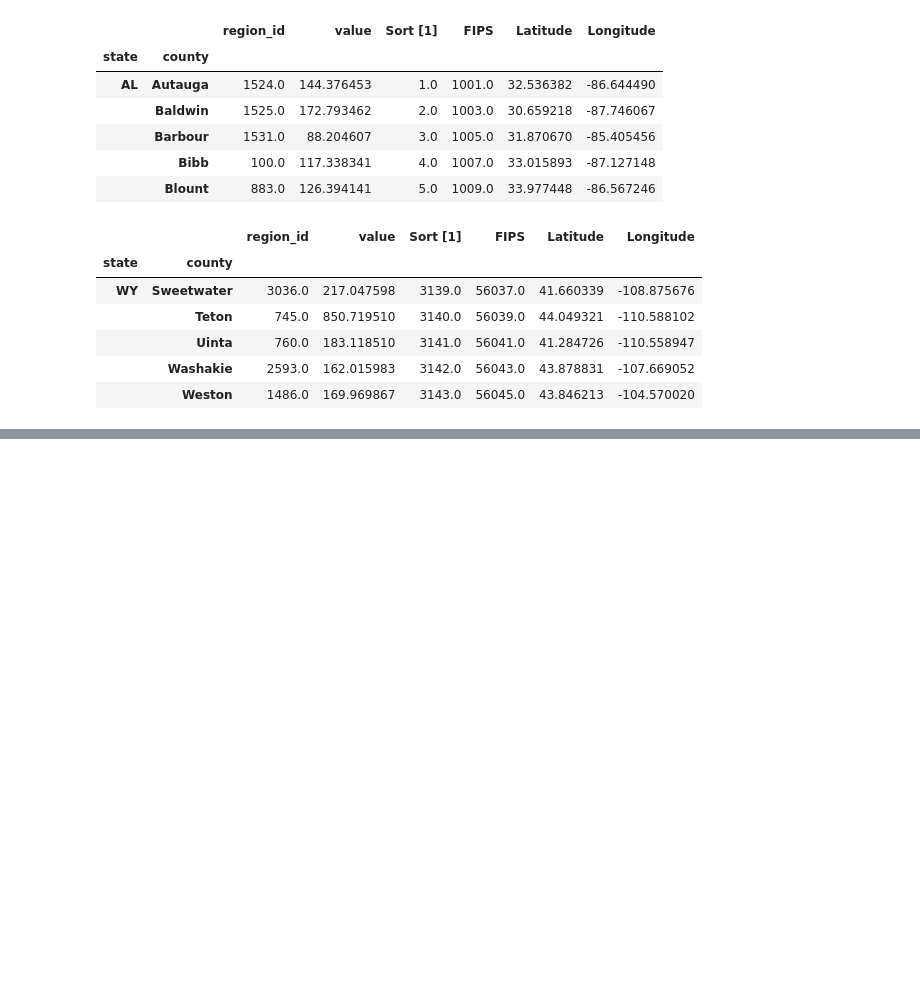
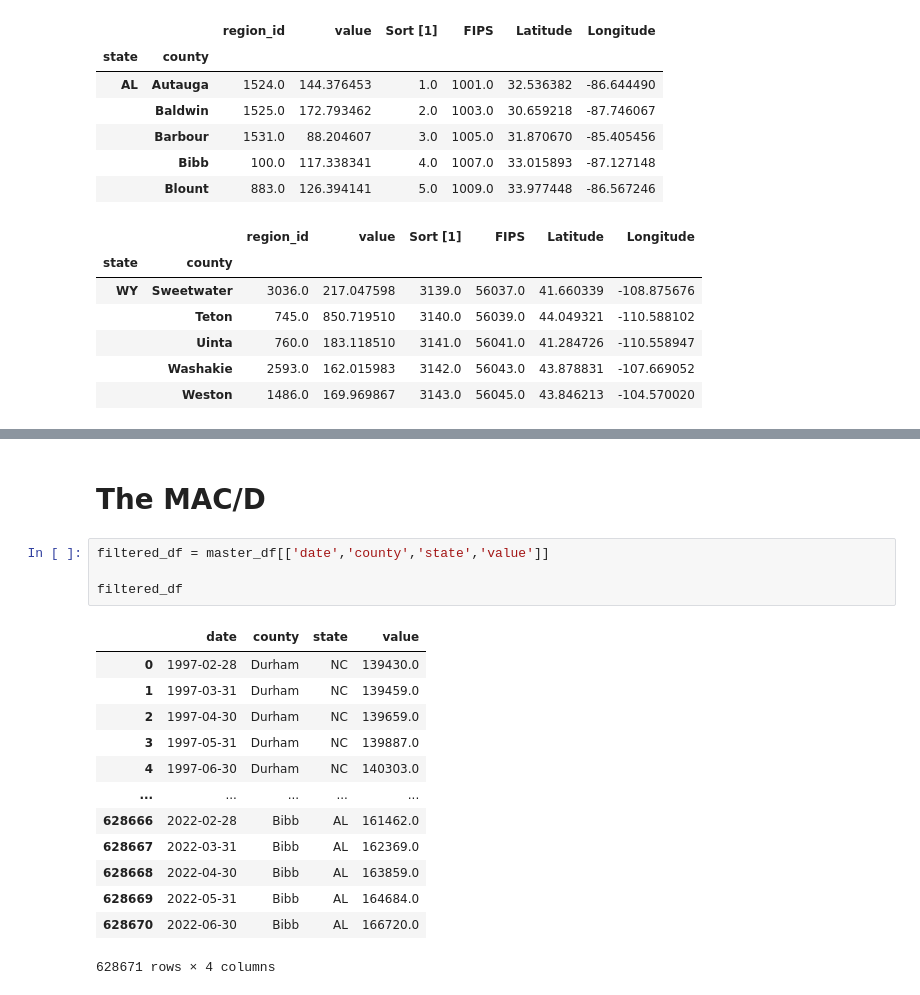
Before and after one commit to quinnwong31/Realestate_of_Mind, a Jupyter notebook: API_testing.ipynb, the cells around one changed output, grey strips where cells are left out. Cells and saved outputs as stored; diff of their text form; blank space fills up the shorter version.

```diff
--- a/API_testing.ipynb
+++ b/API_testing.ipynb
@@ -203,3 +201,23 @@ county_df.hvplot.points(
     width=1200)
 # %% [output]
 [interactive output not drawn]
+# %% [markdown]
+# The MAC/D
+# %%
+filtered_df = master_df[['date','county','state','value']]
+
+filtered_df
+# %% [output]
+|  | date | county | state | value |
+| 0 | 1997-02-28 | Durham | NC | 139430.0 |
+| 1 | 1997-03-31 | Durham | NC | 139459.0 |
+| 2 | 1997-04-30 | Durham | NC | 139659.0 |
+| 3 | 1997-05-31 | Durham | NC | 139887.0 |
+| 4 | 1997-06-30 | Durham | NC | 140303.0 |
+| ... | ... | ... | ... | ... |
+| 628666 | 2022-02-28 | Bibb | AL | 161462.0 |
+| 628667 | 2022-03-31 | Bibb | AL | 162369.0 |
+| 628668 | 2022-04-30 | Bibb | AL | 163859.0 |
+| 628669 | 2022-05-31 | Bibb | AL | 164684.0 |
+| 628670 | 2022-06-30 | Bibb | AL | 166720.0 |
+628671 rows × 4 columns
```
Also changed, not shown: parts of 4 cells of this notebook, 1 other file.
